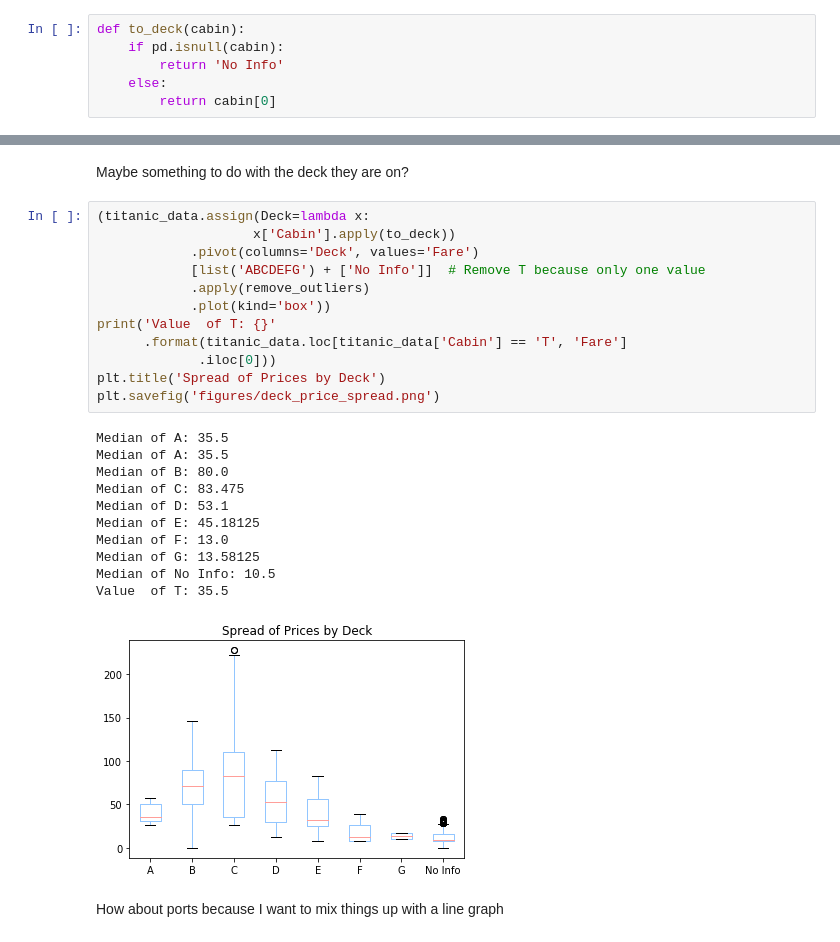
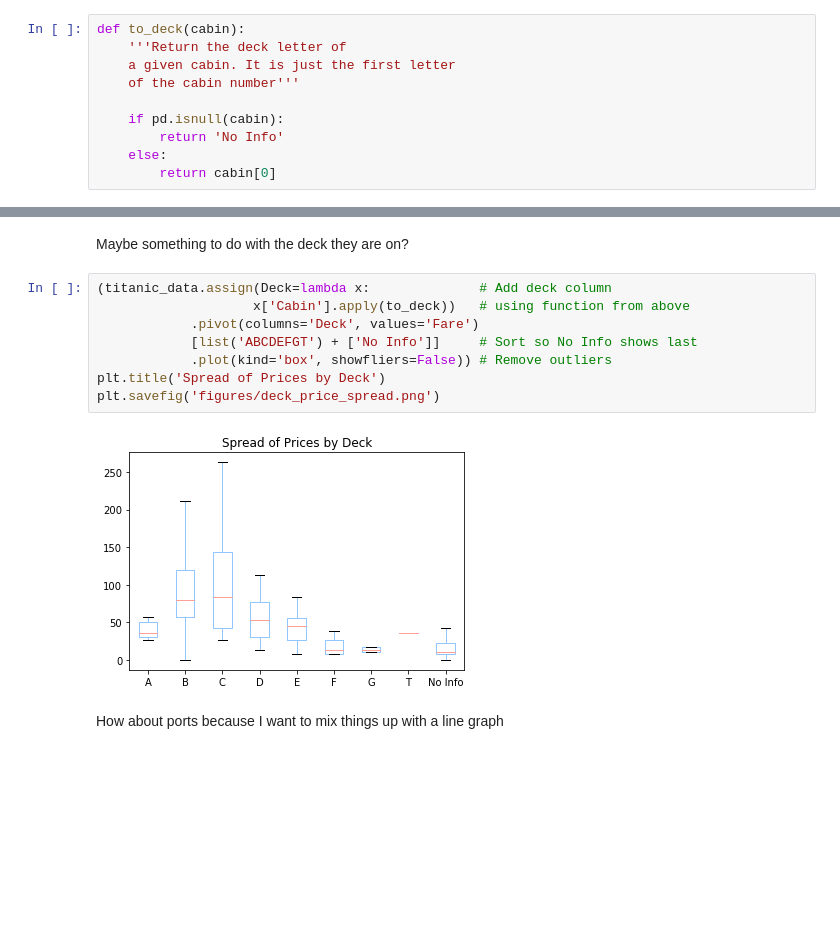
Before and after one commit to ppkn/udacity-titanic, a Jupyter notebook: Analysis of Titanic Dataset.ipynb, the cells around one changed output, grey strips where cells are left out. Cells and saved outputs as stored; diff of their text form; blank space fills up the shorter version.

```diff
--- a/Analysis of Titanic Dataset.ipynb
+++ b/Analysis of Titanic Dataset.ipynb
@@ -157,6 +171,10 @@ percent_survived('Pclass').plot(kind='bar', rot=0)
 Maybe their deck had something to do with it.
 # %%
 def to_deck(cabin):
+    '''Return the deck letter of
+    a given cabin. It is just the first letter
+    of the cabin number'''
+
     if pd.isnull(cabin):
         return 'No Info'
     else:
@@ -221,29 +254,15 @@ Median of 3: 8.05
 # %% [markdown]
 Maybe something to do with the deck they are on?
 # %%
-(titanic_data.assign(Deck=lambda x:
-                    x['Cabin'].apply(to_deck))
+(titanic_data.assign(Deck=lambda x:              # Add deck column
+                    x['Cabin'].apply(to_deck))   # using function from above
             .pivot(columns='Deck', values='Fare')
-            [list('ABCDEFG') + ['No Info']]  # Remove T because only one value
-            .apply(remove_outliers)
-            .plot(kind='box'))
-print('Value  of T: {}'
-      .format(titanic_data.loc[titanic_data['Cabin'] == 'T', 'Fare']
-             .iloc[0]))
+            [list('ABCDEFGT') + ['No Info']]     # Sort so No Info shows last
+            .plot(kind='box', showfliers=False)) # Remove outliers
 plt.title('Spread of Prices by Deck')
 plt.savefig('figures/deck_price_spread.png')
 # %% [output]
-Median of A: 35.5
-Median of A: 35.5
-Median of B: 80.0
-Median of C: 83.475
-Median of D: 53.1
-Median of E: 45.18125
-Median of F: 13.0
-Median of G: 13.58125
-Median of No Info: 10.5
-Value  of T: 35.5
-[figure, old version]
+[figure, new version]
 # %% [markdown]
 How about ports because I want to mix things up with a line graph
 # %%
```
Also changed, not shown: parts of 36 cells of this notebook, 11 other files.
